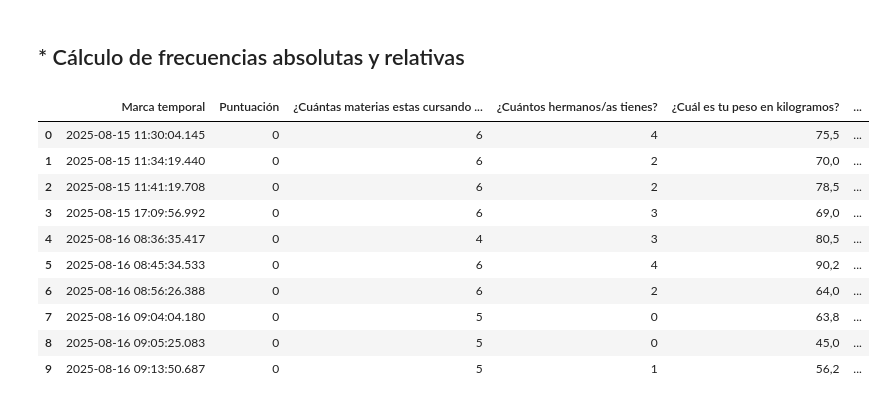
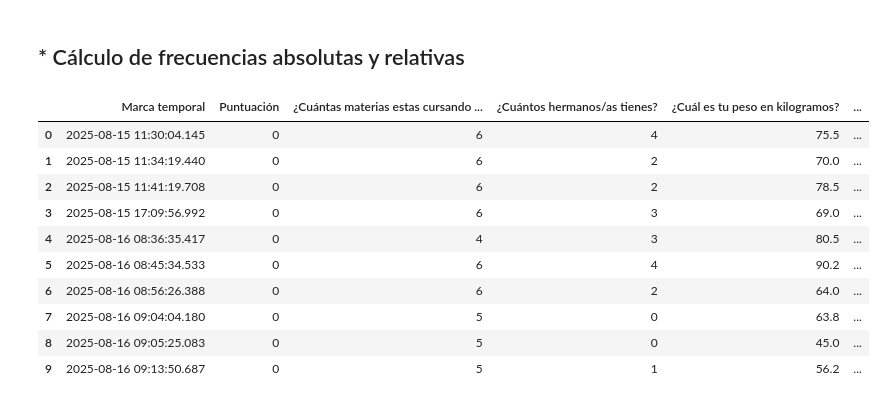
Before and after one commit to marco-canas/investigacion_en_asesoria, a Jupyter notebook: 2_secuencia_accion/2_Diseño_Proceso_IAE/Intervencion/8_r_estadistica/encuesta_1.ipynb, the cells around one changed output. Cells and saved outputs as stored; diff of their text form; code cells hidden in the pictures.

```diff
--- a/2_secuencia_accion/2_Diseño_Proceso_IAE/Intervencion/8_r_estadistica/encuesta_1.ipynb
+++ b/2_secuencia_accion/2_Diseño_Proceso_IAE/Intervencion/8_r_estadistica/encuesta_1.ipynb
@@ -131,19 +131,19 @@ La **codificación** también puede implicar agrupar respuestas abiertas en cate
 # %%
 # obtener los datos
 
 import pandas as pd
-cuestionario = pd.read_excel('Cuestionario_Respuestas.xlsx')
+cuestionario = pd.read_excel('Cuestionario_Respuestas.xlsx', decimal = ',')
 
 cuestionario
 # %% [output]
 |  | Marca temporal | Puntuación | ¿Cuántas materias estas cursando ... | ¿Cuántos hermanos/as tienes? | ¿Cuál es tu peso en kilogramos? | ... |
-| 0 | 2025-08-15 11:30:04.145 | 0 | 6 | 4 | 75,5 | ... |
-| 1 | 2025-08-15 11:34:19.440 | 0 | 6 | 2 | 70,0 | ... |
-| 2 | 2025-08-15 11:41:19.708 | 0 | 6 | 2 | 78,5 | ... |
-| 3 | 2025-08-15 17:09:56.992 | 0 | 6 | 3 | 69,0 | ... |
-| 4 | 2025-08-16 08:36:35.417 | 0 | 4 | 3 | 80,5 | ... |
-| 5 | 2025-08-16 08:45:34.533 | 0 | 6 | 4 | 90,2 | ... |
-| 6 | 2025-08-16 08:56:26.388 | 0 | 6 | 2 | 64,0 | ... |
-| 7 | 2025-08-16 09:04:04.180 | 0 | 5 | 0 | 63,8 | ... |
-| 8 | 2025-08-16 09:05:25.083 | 0 | 5 | 0 | 45,0 | ... |
-| 9 | 2025-08-16 09:13:50.687 | 0 | 5 | 1 | 56,2 | ... |
+| 0 | 2025-08-15 11:30:04.145 | 0 | 6 | 4 | 75.5 | ... |
+| 1 | 2025-08-15 11:34:19.440 | 0 | 6 | 2 | 70.0 | ... |
+| 2 | 2025-08-15 11:41:19.708 | 0 | 6 | 2 | 78.5 | ... |
+| 3 | 2025-08-15 17:09:56.992 | 0 | 6 | 3 | 69.0 | ... |
+| 4 | 2025-08-16 08:36:35.417 | 0 | 4 | 3 | 80.5 | ... |
+| 5 | 2025-08-16 08:45:34.533 | 0 | 6 | 4 | 90.2 | ... |
+| 6 | 2025-08-16 08:56:26.388 | 0 | 6 | 2 | 64.0 | ... |
+| 7 | 2025-08-16 09:04:04.180 | 0 | 5 | 0 | 63.8 | ... |
+| 8 | 2025-08-16 09:05:25.083 | 0 | 5 | 0 | 45.0 | ... |
+| 9 | 2025-08-16 09:13:50.687 | 0 | 5 | 1 | 56.2 | ... |
```
Also changed, not shown: parts of 4 cells of this notebook.
